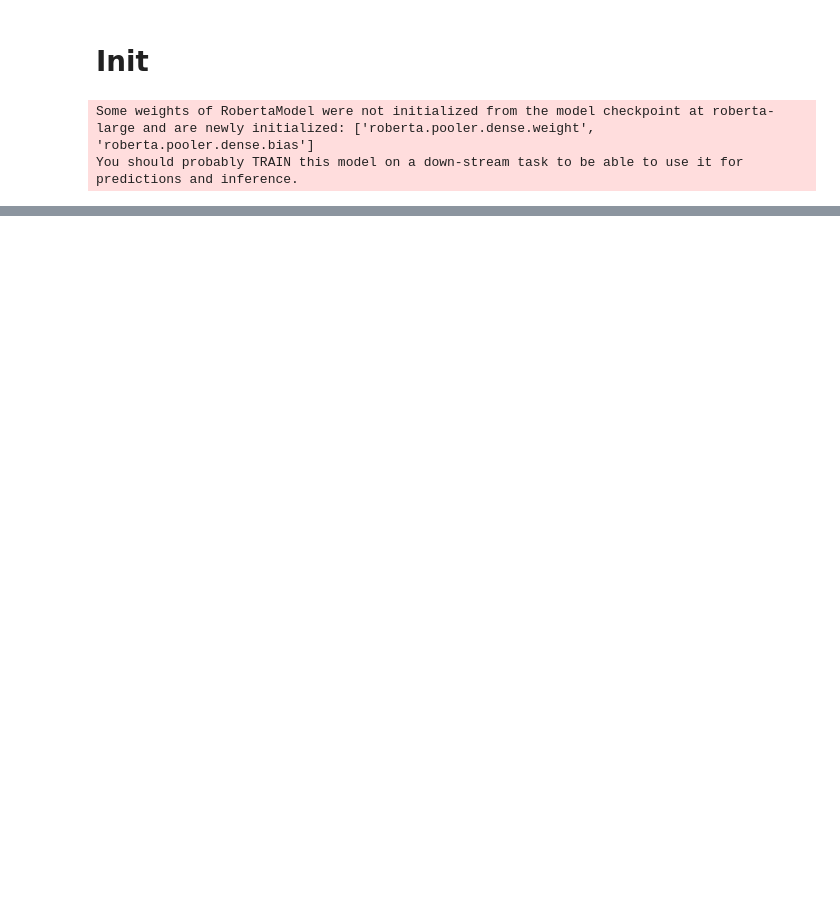
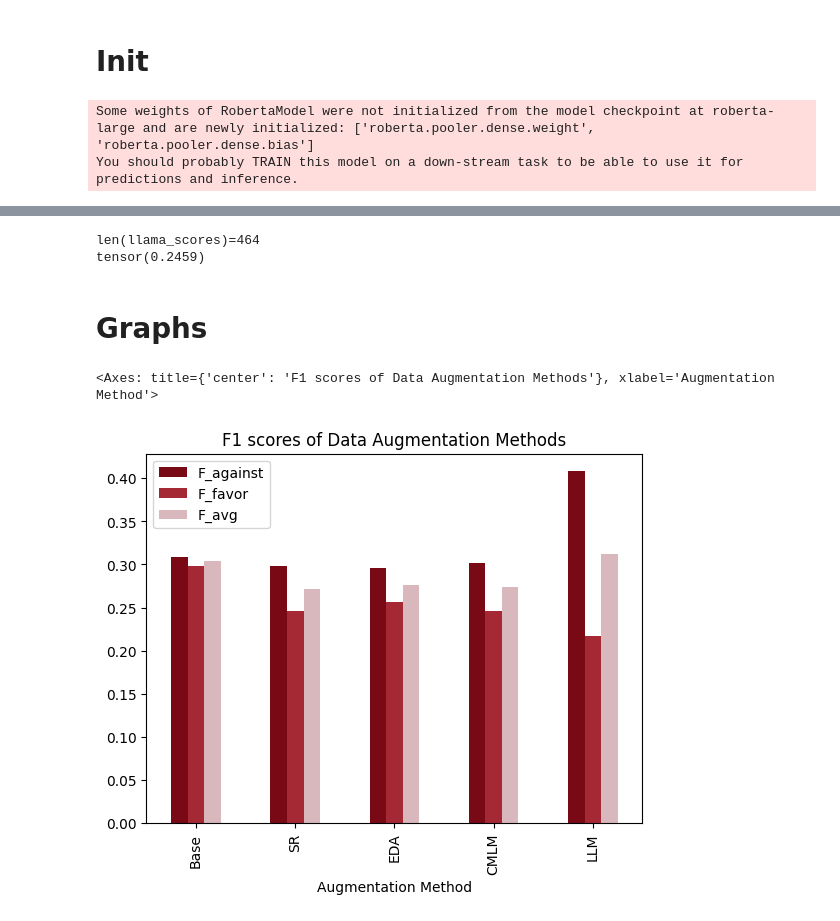
Before and after one commit to linv24/da-stance-detection, a Jupyter notebook: eval.ipynb, the cells around one changed output, grey strips where cells are left out. Saved outputs shown, nothing was run; the diff lists cells and outputs as text; code cells hidden in the pictures; blank space fills up the shorter version.

Commit message:
add graphs

```diff
--- a/eval.ipynb
+++ b/eval.ipynb
@@ -78,0 +268,6 @@ for i in range(0, sr_df.shape[0], 3):
+# %%
+print(f'{len(llama_scores)=}')
+print(sum(llama_scores) / len(llama_scores))
+# %% [output]
+len(llama_scores)=464
+tensor(0.2459)
@@ -78,0 +278,26 @@ for i in range(0, sr_df.shape[0], 3):
+# %% [markdown]
+# Graphs
+# %%
+# f_avg values copied from logs folder,
+# each set of values come from corresponding model csv
+
+df = pd.DataFrame([
+    ['Base', 0.3091, 0.2983, 0.3037],
+    ['SR', 0.2977, 0.2455, 0.2716],
+    ['EDA', 0.2963, 0.2562, 0.2762],
+    ['CMLM', 0.3012, 0.2466, 0.2739],
+    ['LLM', 0.4081, 0.2173, 0.3127],
+], columns=['Augmentation Method', 'F_against', 'F_favor', 'F_avg'])
+
+colors = ['#d8b8bc', '#a52835', '#780915'][::-1]
+
+df.plot(
+    x='Augmentation Method',
+    kind='bar',
+    stacked=False,
+    title='F1 scores of Data Augmentation Methods',
+    color=colors
+)
+# %% [output]
+<Axes: title={'center': 'F1 scores of Data Augmentation Methods'}, xlabel='Augmentation Method'>
+[figure, added]
```
Also changed, not shown: parts of 24 cells of this notebook, 7 other files.
